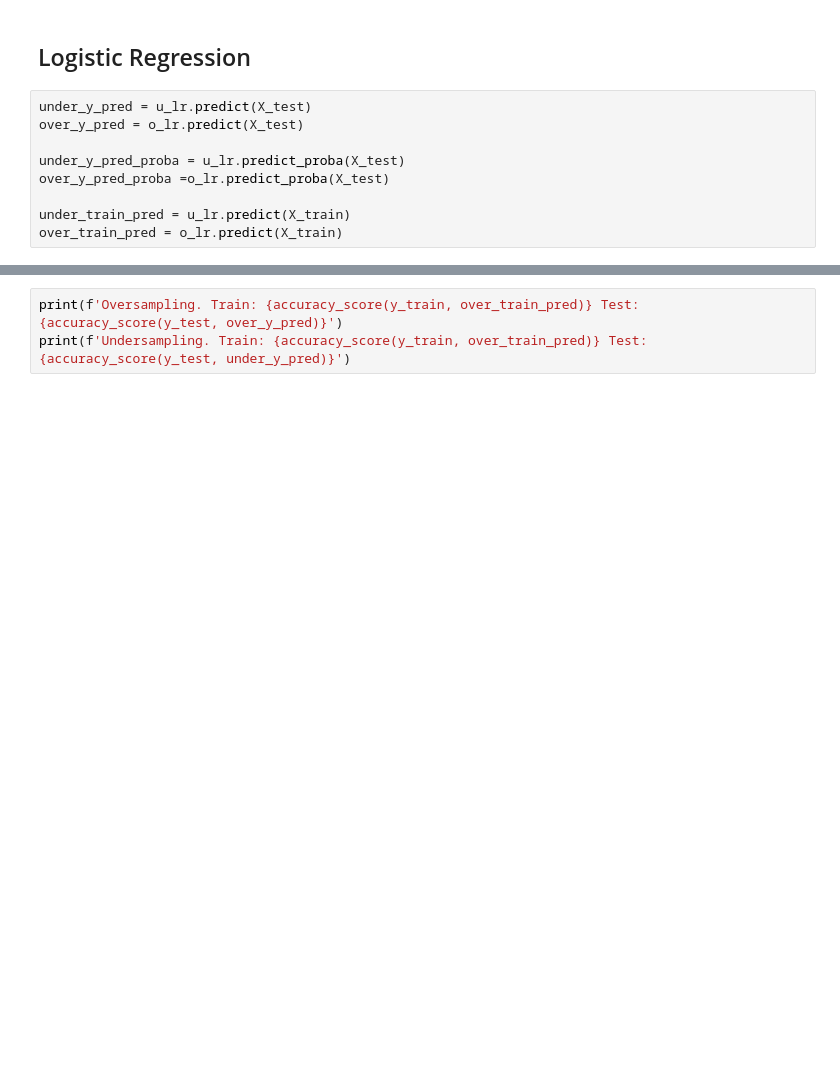
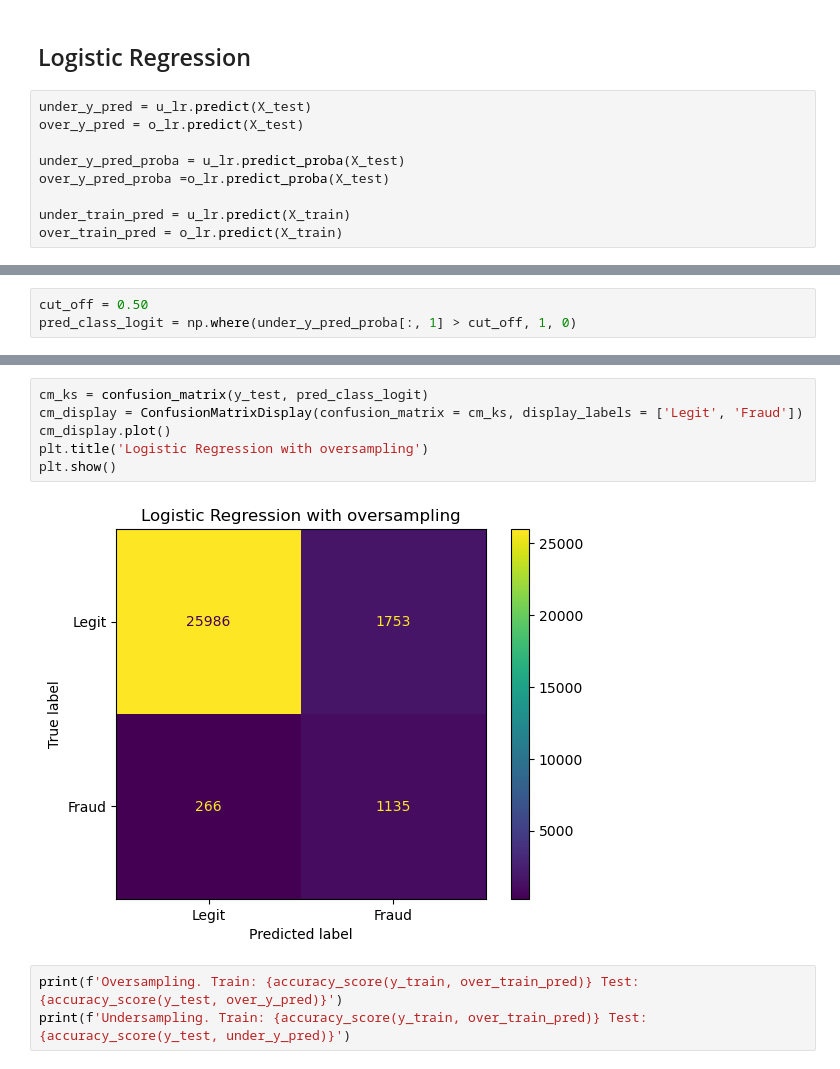
Before and after one commit to JakubKozlowski1/data_mining, a Jupyter notebook: evaluation.ipynb, the cells around one changed output, grey strips where cells are left out. Drawn from its saved outputs; the diff is of its cells as text; blank space fills up the shorter version.

```diff
--- a/evaluation.ipynb
+++ b/evaluation.ipynb
@@ -43,0 +68,3 @@ over_train_pred = o_lr.predict(X_train)
+# %%
+cut_off = 0.50
+pred_class_logit = np.where(under_y_pred_proba[:, 1] > cut_off, 1, 0)
@@ -44,3 +75,11 @@ over_train_pred = o_lr.predict(X_train)
+# %%
+cm_ks = confusion_matrix(y_test, pred_class_logit)
+cm_display = ConfusionMatrixDisplay(confusion_matrix = cm_ks, display_labels = ['Legit', 'Fraud'])
+cm_display.plot()
+plt.title('Logistic Regression with oversampling')
+plt.show()
+# %% [output]
+[figure, added]
 # %%
 print(f'Oversampling. Train: {accuracy_score(y_train, over_train_pred)} Test: {accuracy_score(y_test, over_y_pred)}')
 print(f'Undersampling. Train: {accuracy_score(y_train, over_train_pred)} Test: {accuracy_score(y_test, under_y_pred)}')
```
Also changed, not shown: parts of 6 cells of this notebook, 1 other file.
